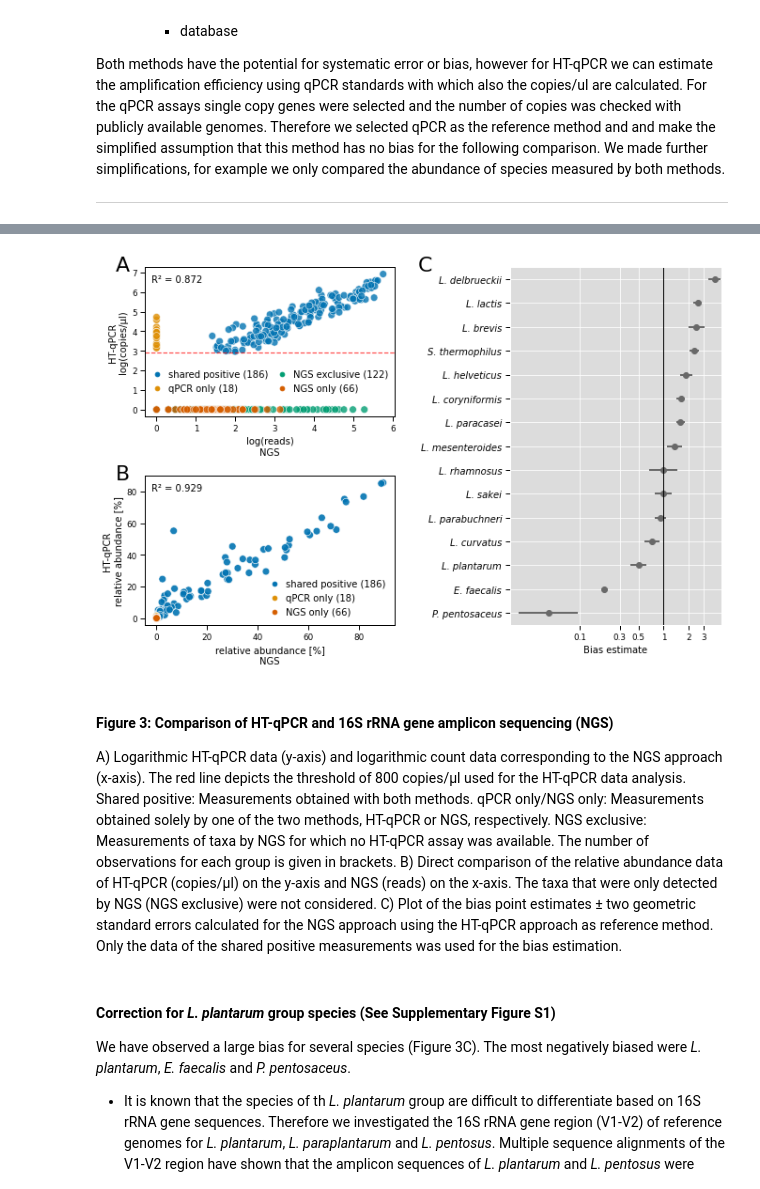
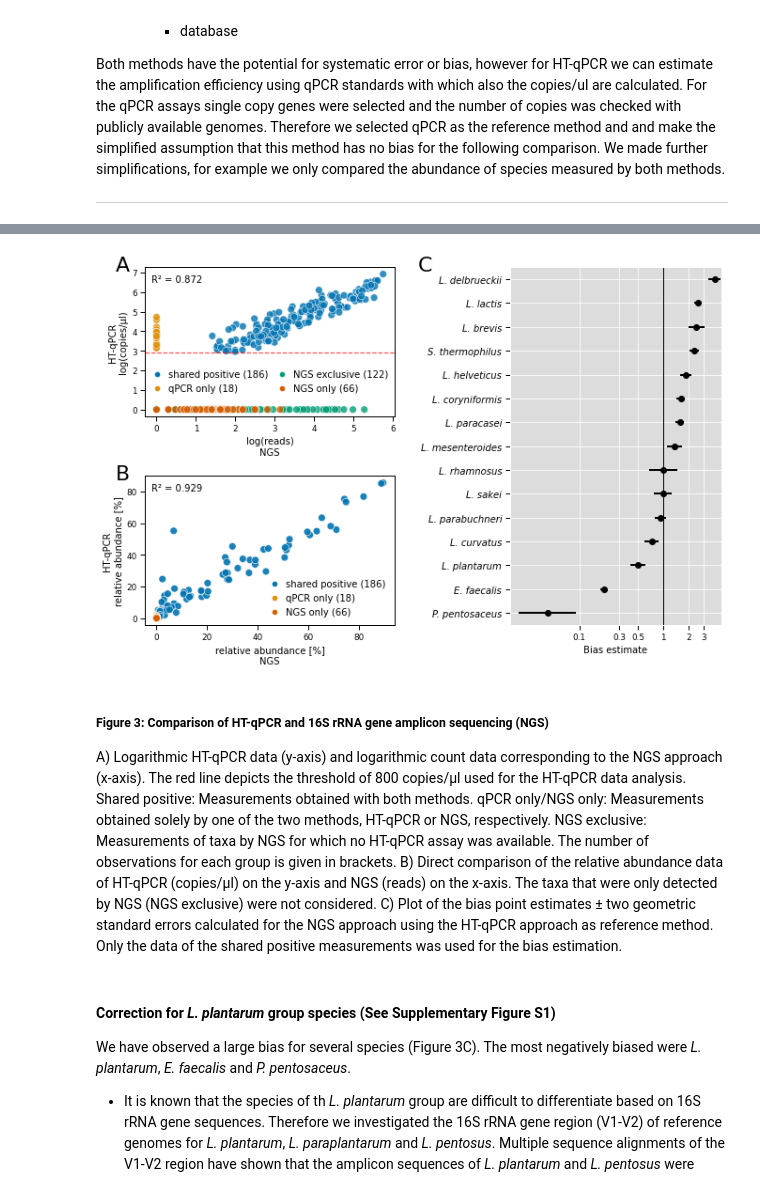
Before and after one commit to biologger/htqpcr_ngs_data, a Jupyter notebook: htqpcr_ngs_comparison_R.ipynb, the cells around one changed output, grey strips where cells are left out. Drawn from its saved outputs; the diff is of its cells as text; code cells hidden in the pictures.

Commit message:
changed figure colors

```diff
--- a/htqpcr_ngs_comparison_R.ipynb
+++ b/htqpcr_ngs_comparison_R.ipynb
@@ -701,37 +701,37 @@ pos_data["Sort"] = pos_data["Category"].map(cat)
 plot_data = pos_data.sort_values(["Sort"])
 
 pf.count_data_plot(plot_data, f_ax1, color_pal)
 pf.rel_data_plot(plot_data, f_ax2, color_pal)
 
-pf.bias_plot(biasdf, ax=f_ax3, colors=["dimgrey"])
+pf.bias_plot(biasdf, ax=f_ax3, colors=["black"])
 f_ax3.set_xticks([0.1, 0.3, 0.5, 1, 2, 3])
 f_ax3.set_xticklabels([0.1, 0.3, 0.5, 1, 2, 3])
 ylim = f_ax3.get_ylim()
 f_ax3.set_ylim(0.5, 15.5)
 
 f_ax3.tick_params(length=0, which="minor")
 f_ax3.grid("on", color="white")
 f_ax3.set_facecolor('gainsboro')
 for spine in f_ax3.spines:
     f_ax3.spines[spine].set_color("white")
 
 # Labels for plots
 f_ax1.text(
     -0.09, 0.95, 'A', fontsize=22, horizontalalignment='center',
      verticalalignment='bottom', transform=f_ax1.transAxes)
 f_ax2.text(
     -0.09, 0.95, 'B', fontsize=22, horizontalalignment='center',
      verticalalignment='bottom', transform=f_ax2.transAxes)
 f_label.text(
     -0.4, 0.95, 'C', fontsize=22, horizontalalignment='center',
      verticalalignment='bottom', transform=f_label.transAxes)
 
 save_to = os.path.join(figures_dir, "Figure_3.png")
 plt.savefig(save_to, dpi=600, bbox_inches='tight')
 # %% [output]
-[figure, old version]
+[figure, new version]
 # %% [markdown]
-#### Figure 3: Comparison of HT-qPCR and 16S rRNA gene amplicon sequencing (NGS)
+##### Figure 3: Comparison of HT-qPCR and 16S rRNA gene amplicon sequencing (NGS)
 A) Logarithmic HT-qPCR data (y-axis) and logarithmic count data corresponding to the NGS approach (x-axis). The red line depicts the threshold of 800 copies/µl used for the HT-qPCR data analysis. Shared positive: Measurements obtained with both methods. qPCR only/NGS only: Measurements obtained solely by one of the two methods, HT-qPCR or NGS, respectively. NGS exclusive: Measurements of taxa by NGS for which no HT-qPCR assay was available. The number of observations for each group is given in brackets. B) Direct comparison of the relative abundance data of HT-qPCR (copies/µl) on the y-axis and NGS (reads) on the x-axis. The taxa that were only detected by NGS (NGS exclusive) were not considered. C) Plot of the bias point estimates ± two geometric standard errors calculated for the NGS approach using the HT-qPCR approach as reference method. Only the data of the shared positive measurements was used for the bias estimation.
 # %% [markdown]
 #### Correction for *L. plantarum* group species (See Supplementary Figure S1)
```
Also changed, not shown: parts of 2 cells of this notebook, 1 other file.
